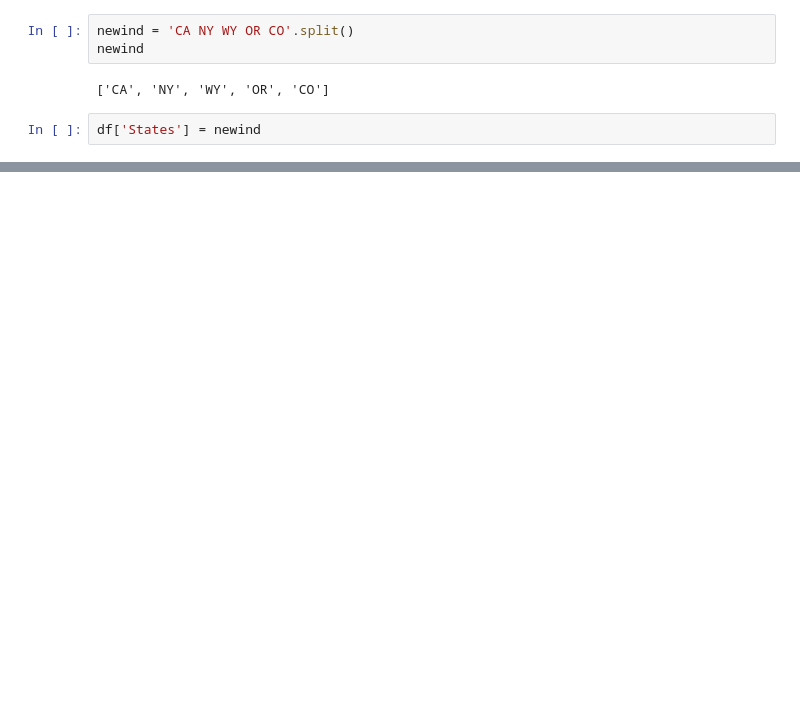
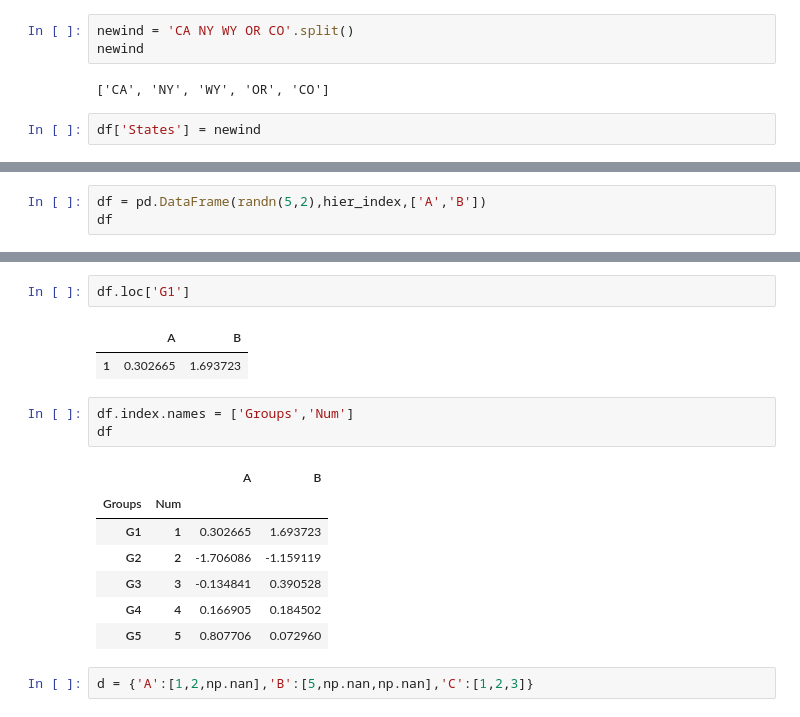
Before and after one commit to CyberWol-12/Machine_Learning_with_Python, a Jupyter notebook: machile_learning_basic to advance/Refactored_Py_DS_ML_Bootcamp-master/03-Python-for-Data-Analysis-Pandas/09-pandas-practising.ipynb, the cells around one changed output, grey strips where cells are left out. Cells and saved outputs as stored; diff of their text form; blank space fills up the shorter version.

```diff
--- a/machile_learning_basic to advance/Refactored_Py_DS_ML_Bootcamp-master/03-Python-for-Data-Analysis-Pandas/09-pandas-practising.ipynb
+++ b/machile_learning_basic to advance/Refactored_Py_DS_ML_Bootcamp-master/03-Python-for-Data-Analysis-Pandas/09-pandas-practising.ipynb
@@ -194,0 +228,3 @@ df
+# %%
+df = pd.DataFrame(randn(5,2),hier_index,['A','B'])
+df
@@ -194,0 +238,18 @@ df
+# %%
+df.loc['G1']
+# %% [output]
+|  | A | B |
+| 1 | 0.302665 | 1.693723 |
+# %%
+df.index.names = ['Groups','Num']
+df
+# %% [output]
+|  |  | A | B |
+| Groups | Num |  |  |
+| G1 | 1 | 0.302665 | 1.693723 |
+| G2 | 2 | -1.706086 | -1.159119 |
+| G3 | 3 | -0.134841 | 0.390528 |
+| G4 | 4 | 0.166905 | 0.184502 |
+| G5 | 5 | 0.807706 | 0.072960 |
+# %%
+d = {'A':[1,2,np.nan],'B':[5,np.nan,np.nan],'C':[1,2,3]}
```
Also changed, not shown: parts of 14 cells of this notebook, 1 other file.
